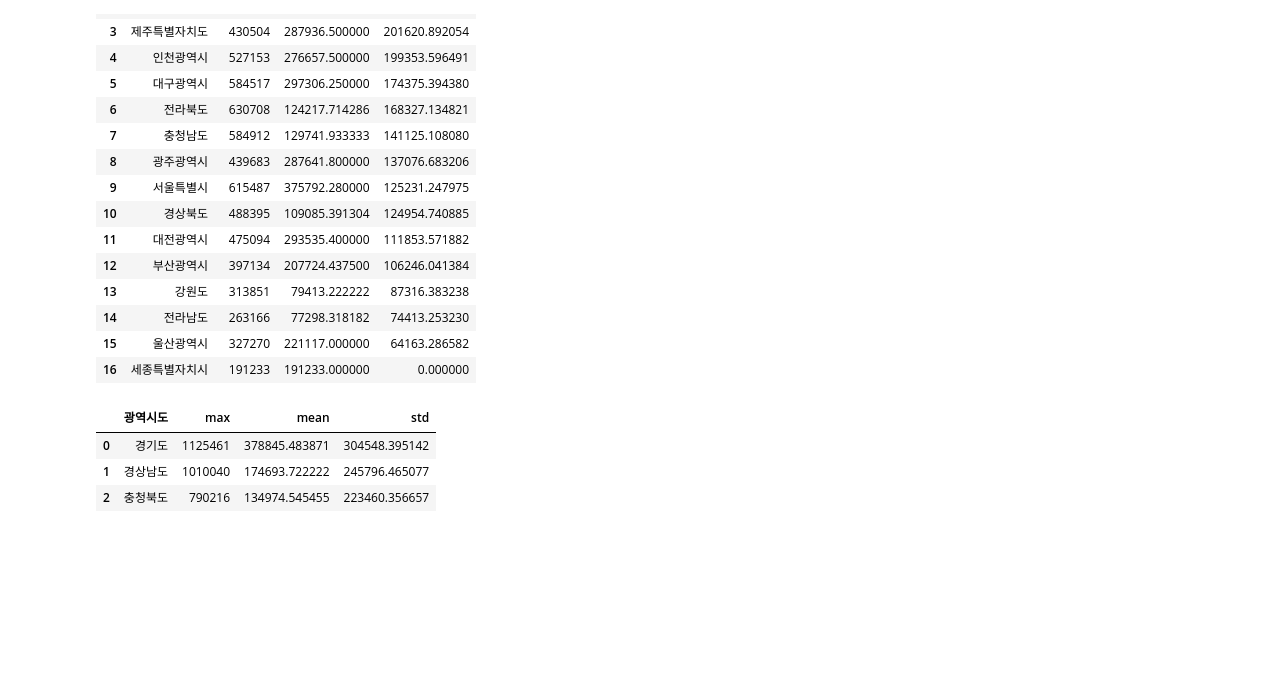
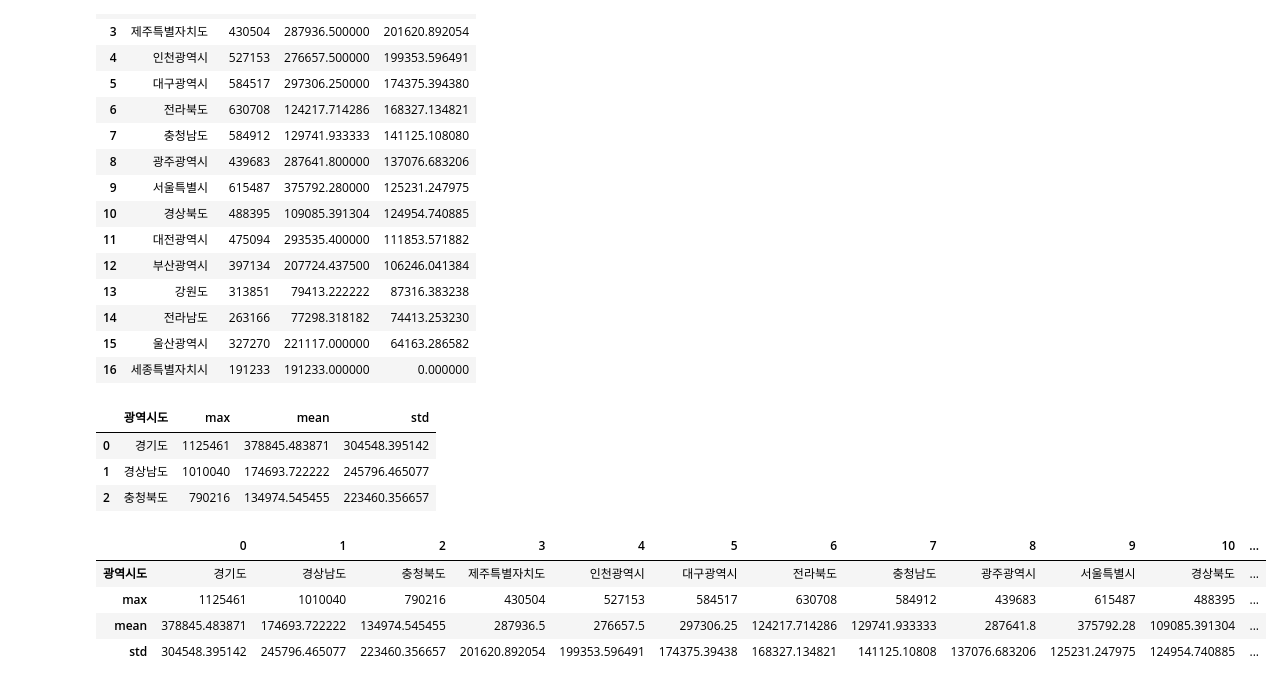
Before and after one commit to TheMatw/python_webscraping, a Jupyter notebook: 06행정구역정보분석.ipynb, the cells around one changed output. Cells and saved outputs as stored; diff of their text form; code cells hidden in the pictures; blank space fills up the shorter version.

```diff
--- a/06행정구역정보분석.ipynb
+++ b/06행정구역정보분석.ipynb
@@ -648,3 +654,12 @@ group_agg_df.head(3)
 | 0 | 경기도 | 1125461 | 378845.483871 | 304548.395142 |
 | 1 | 경상남도 | 1010040 | 174693.722222 | 245796.465077 |
 | 2 | 충청북도 | 790216 | 134974.545455 | 223460.356657 |
+# %%
+# 행과 열을 바꾸고 싶다면 T 속성(property) 이나 transpose() 함수 사용
+group_agg_df.T
+# %% [output]
+|  | 0 | 1 | 2 | 3 | 4 | 5 | 6 | 7 | 8 | 9 | 10 | ... |
+| 광역시도 | 경기도 | 경상남도 | 충청북도 | 제주특별자치도 | 인천광역시 | 대구광역시 | 전라북도 | 충청남도 | 광주광역시 | 서울특별시 | 경상북도 | ... |
+| max | 1125461 | 1010040 | 790216 | 430504 | 527153 | 584517 | 630708 | 584912 | 439683 | 615487 | 488395 | ... |
+| mean | 378845.483871 | 174693.722222 | 134974.545455 | 287936.5 | 276657.5 | 297306.25 | 124217.714286 | 129741.933333 | 287641.8 | 375792.28 | 109085.391304 | ... |
+| std | 304548.395142 | 245796.465077 | 223460.356657 | 201620.892054 | 199353.596491 | 174375.39438 | 168327.134821 | 141125.10808 | 137076.683206 | 125231.247975 | 124954.740885 | ... |
```
Also changed, not shown: parts of 6 cells of this notebook.
